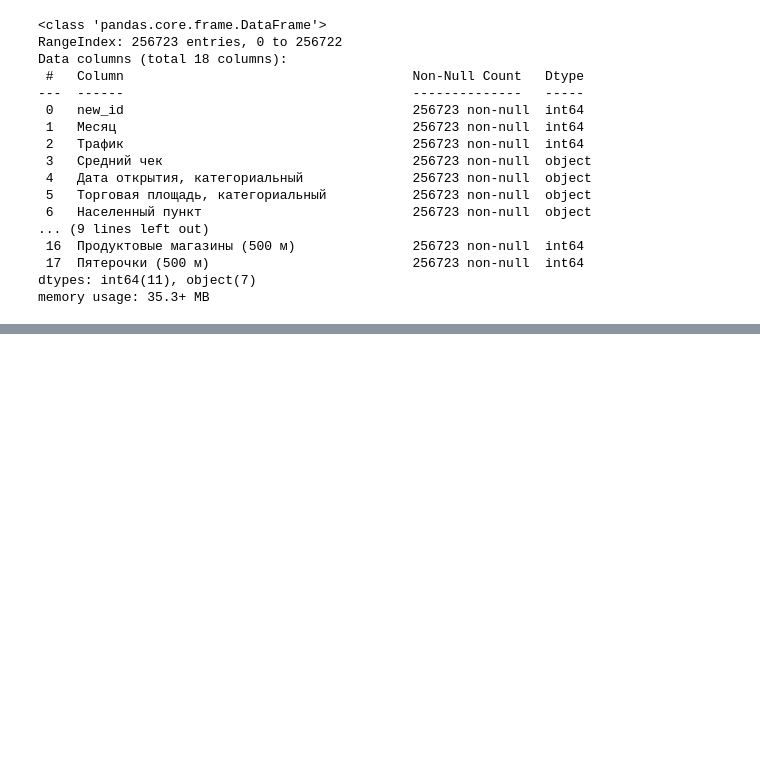
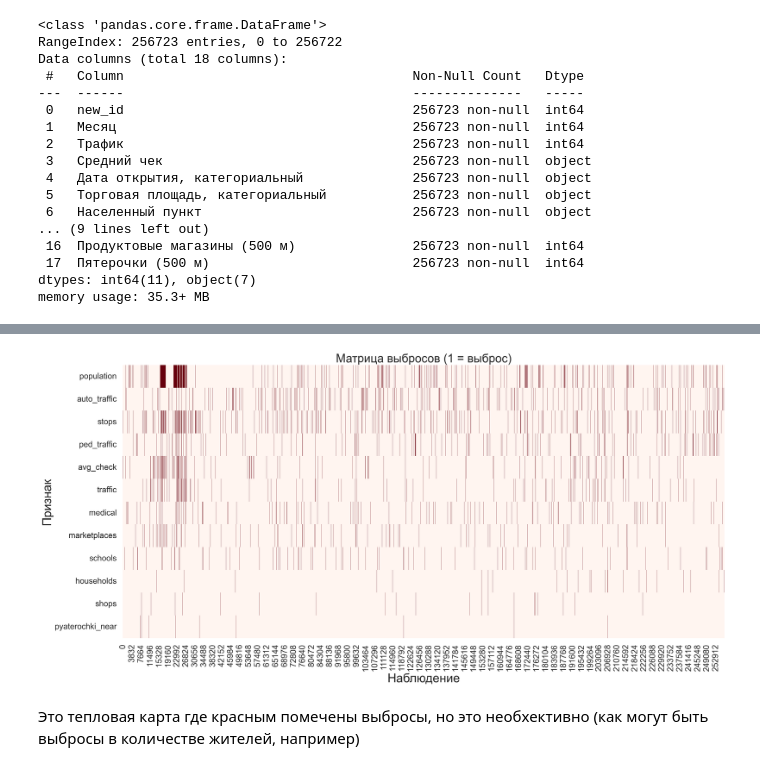
Before and after one commit to auftty/HDE-Analysis, a Jupyter notebook: EDA/analyze_digits.ipynb, the cells around one changed output, grey strips where cells are left out. Cells and saved outputs as stored; diff of their text form; code cells hidden in the pictures; blank space fills up the shorter version.

Commit message:
summary of outliers, spread of values, and a basic understanding of all numerical features

```diff
--- a/EDA/analyze_digits.ipynb
+++ b/EDA/analyze_digits.ipynb
@@ -128,0 +322,8 @@ cols = {
+# %%
+report = out_df.copy()
+report['mean'] = df[report['col']].mean().values
+report['median'] = df[report['col']].median().values
+report['std'] = df[report['col']].std().values
+report = report[['col','mean','median','std','count','pct','q1','q3','iqr','lower','upper']]
+display(report)
+report.to_csv('outlier_report_iqr.csv', index=False)
@@ -128,0 +344,26 @@ cols = {
+# %%
+outlier_matrix = {}
+
+for col in report['col'].values:
+    s = df[col].dropna()
+    q1 = s.quantile(0.25)
+    q3 = s.quantile(0.75)
+    iqr = q3 - q1
+    lower = q1 - 1.5*iqr
+    upper = q3 + 1.5*iqr
+    mask = (s < lower) | (s > upper)
+    outlier_matrix[col] = mask.astype(int).values
+
+outlier_df = pd.DataFrame(outlier_matrix)
+
+plt.figure(figsize=(20,10))
+sns.heatmap(outlier_df.T, cmap="Reds", cbar=False)
+plt.title("Матрица выбросов (1 = выброс)")
+plt.xlabel("Наблюдение")
+plt.ylabel("Признак")
+plt.tight_layout()
+plt.show()
+# %% [output]
+[figure, added]
+# %% [markdown]
+Это тепловая карта где красным помечены выбросы, но это необхективно (как могут быть выбросы в количестве жителей, например)
```
Also changed, not shown: parts of 19 cells of this notebook, 1 other file.
